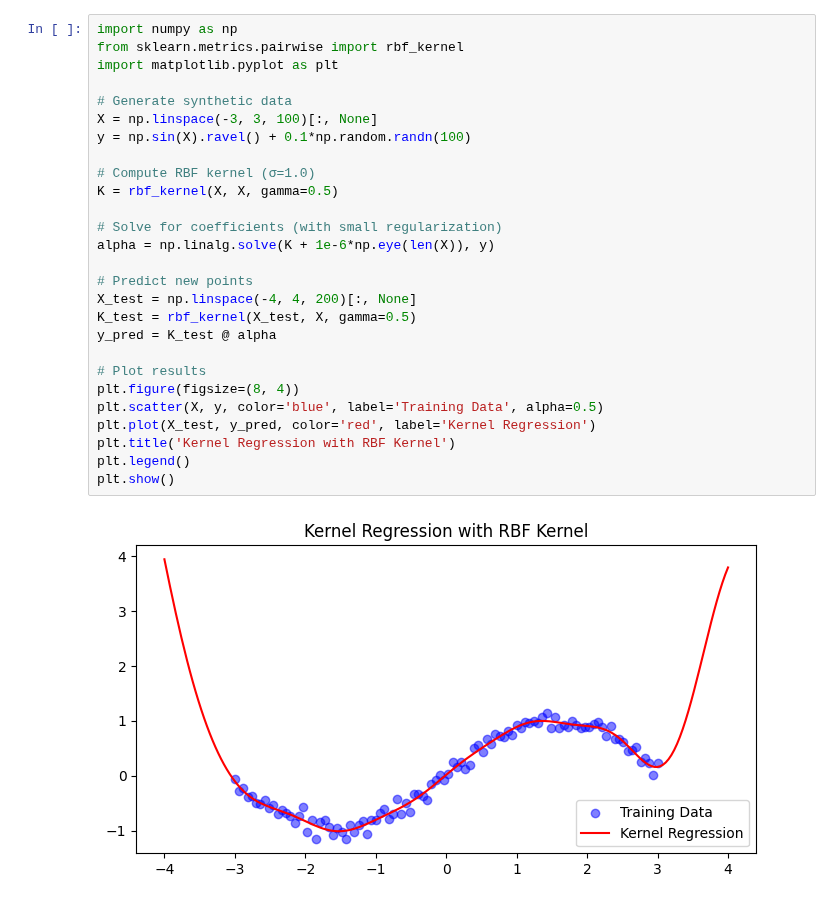
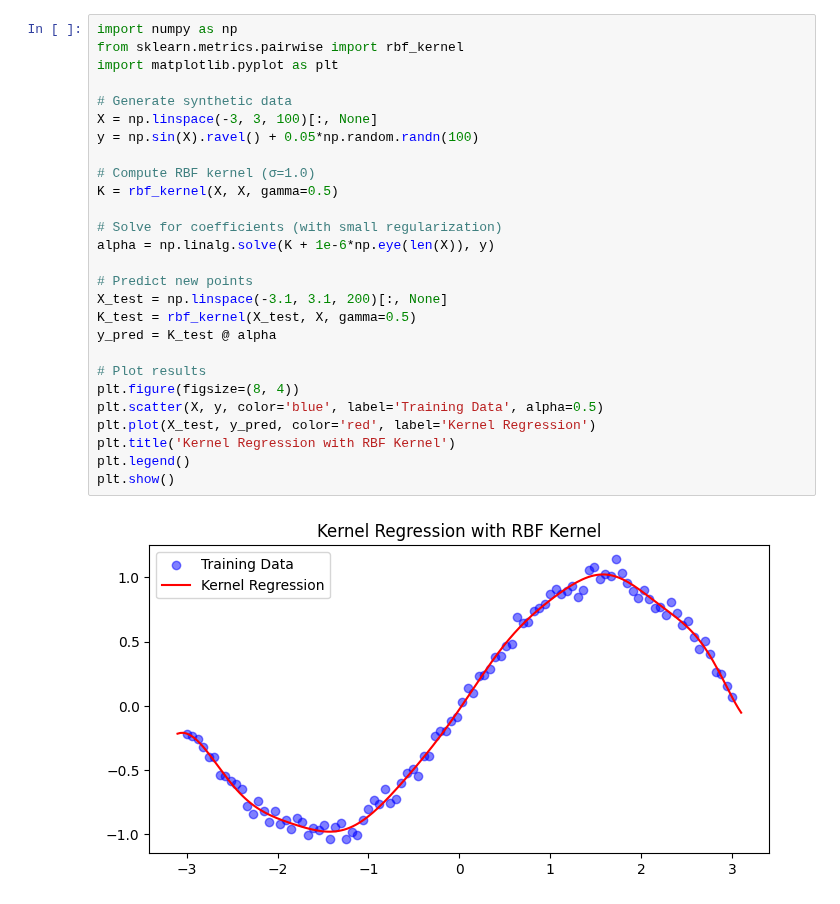
Before and after one commit to fum-cs/SML, a Jupyter notebook: _sources/10-Kernel-Regression.ipynb, the cells around one changed output. Drawn from its saved outputs; the diff is of its cells as text.

```diff
--- a/_sources/10-Kernel-Regression.ipynb
+++ b/_sources/10-Kernel-Regression.ipynb
@@ -103,29 +215,29 @@ $$
 # %%
 import numpy as np
 from sklearn.metrics.pairwise import rbf_kernel
 import matplotlib.pyplot as plt
 
 # Generate synthetic data
 X = np.linspace(-3, 3, 100)[:, None]
-y = np.sin(X).ravel() + 0.1*np.random.randn(100)
+y = np.sin(X).ravel() + 0.05*np.random.randn(100)
 
 # Compute RBF kernel (σ=1.0)
 K = rbf_kernel(X, X, gamma=0.5)
 
 # Solve for coefficients (with small regularization)
 alpha = np.linalg.solve(K + 1e-6*np.eye(len(X)), y)
 
 # Predict new points
-X_test = np.linspace(-4, 4, 200)[:, None]
+X_test = np.linspace(-3.1, 3.1, 200)[:, None]
 K_test = rbf_kernel(X_test, X, gamma=0.5)
 y_pred = K_test @ alpha
 
 # Plot results
 plt.figure(figsize=(8, 4))
 plt.scatter(X, y, color='blue', label='Training Data', alpha=0.5)
 plt.plot(X_test, y_pred, color='red', label='Kernel Regression')
 plt.title('Kernel Regression with RBF Kernel')
 plt.legend()
 plt.show()
 # %% [output]
-[figure, old version]
+[figure, new version]
```
Also changed, not shown: parts of 10 cells of this notebook, 24 other files.
